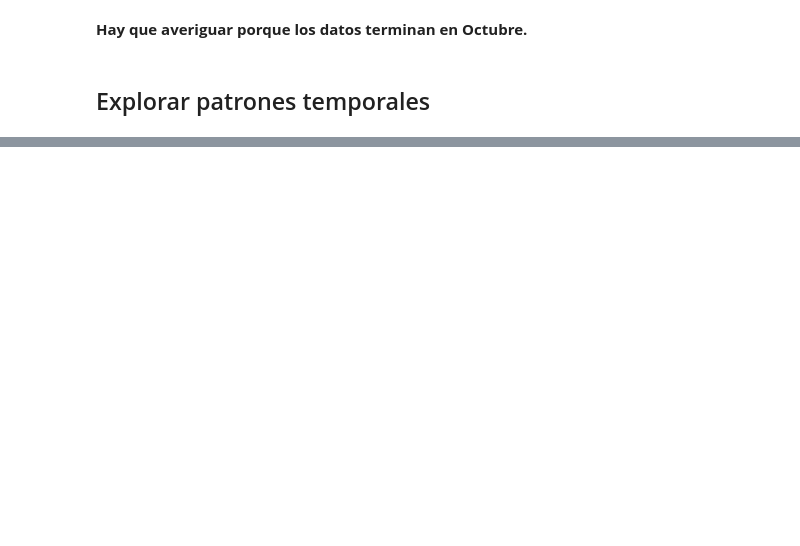
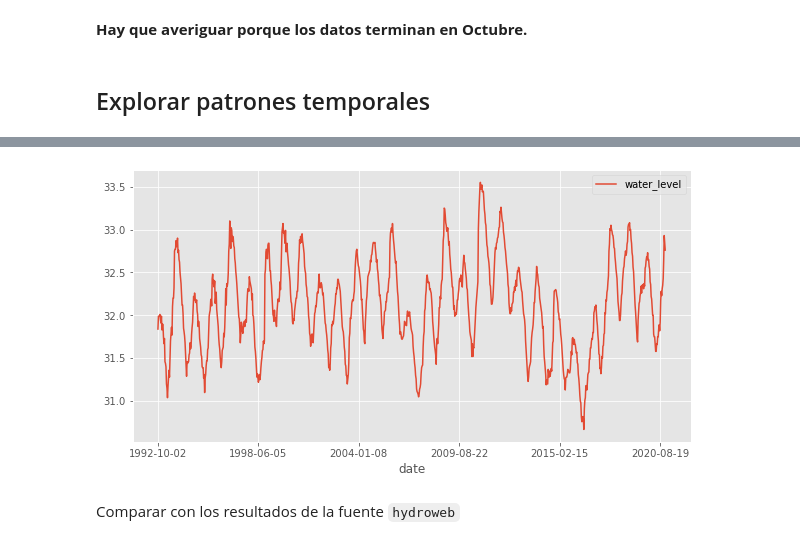
Before and after one commit to emiliom/nica-ecocomputacion, a Jupyter notebook: _sources/cuadernos/LagoNicaraguaNiveles_altimetro.ipynb, the cells around one changed output, grey strips where cells are left out. Saved outputs shown, nothing was run; the diff lists cells and outputs as text; code cells hidden in the pictures; blank space fills up the shorter version.

```diff
--- a/_sources/cuadernos/LagoNicaraguaNiveles_altimetro.ipynb
+++ b/_sources/cuadernos/LagoNicaraguaNiveles_altimetro.ipynb
@@ -372,0 +309,6 @@ mapa
+# %%
+lago_nica_lp_grealm.data.plot(x='date', y='water_level', figsize=(10,5));
+# %% [output]
+[figure, added]
+# %% [markdown]
+Comparar con los resultados de la fuente `hydroweb`
```
Also changed, not shown: parts of 73 cells of this notebook, 20 other files.
